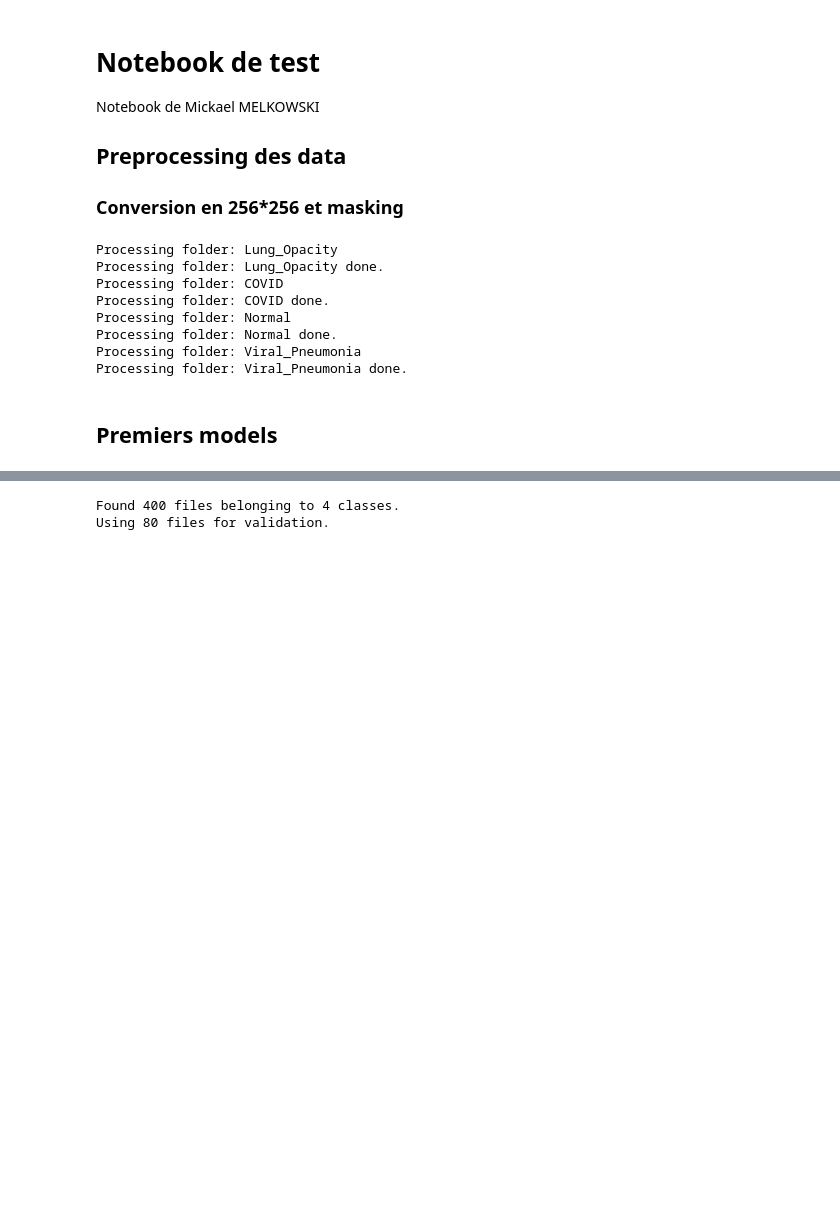
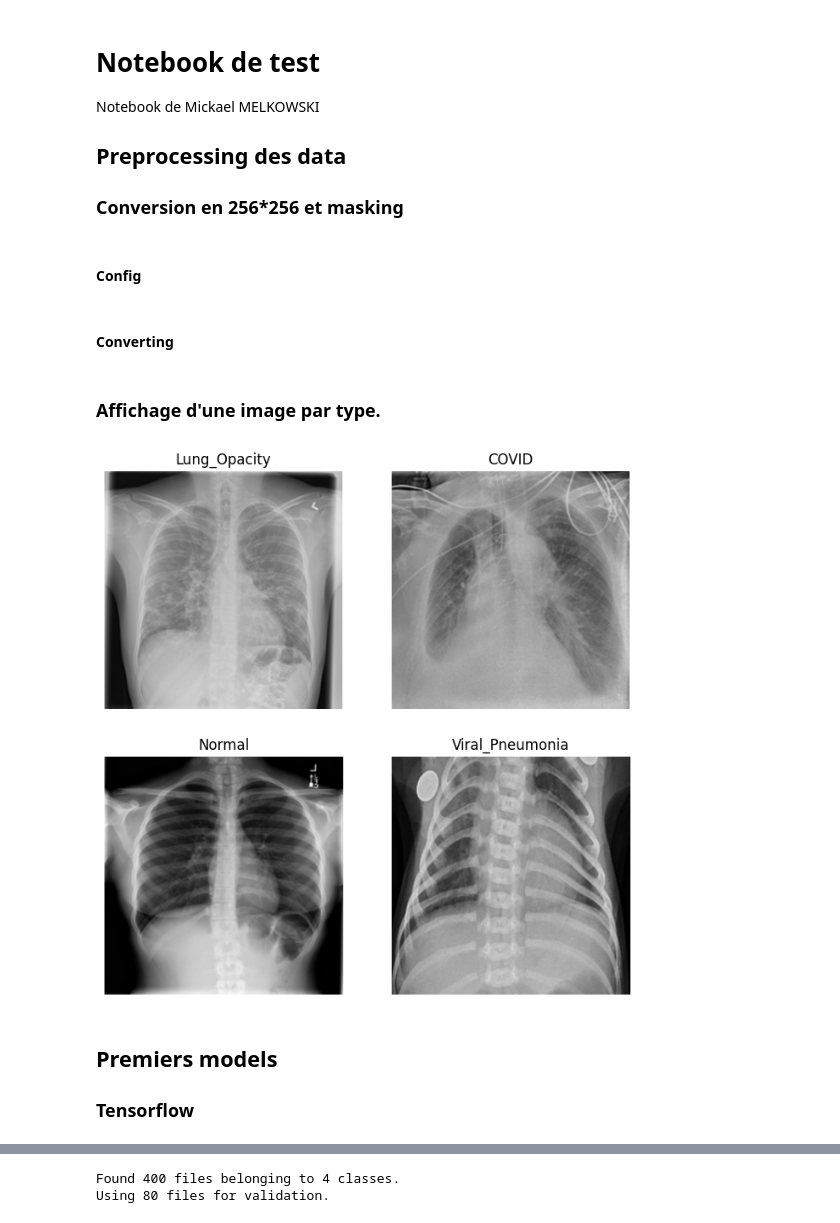
Before and after one commit to mmelkowski/radio_pulmo, a Jupyter notebook: notebooks/MME_notebook.ipynb, the cells around one changed output, grey strips where cells are left out. Saved outputs shown, nothing was run; the diff lists cells and outputs as text; code cells hidden in the pictures; blank space fills up the shorter version.

```diff
--- a/notebooks/MME_notebook.ipynb
+++ b/notebooks/MME_notebook.ipynb
@@ -11,3 +11,5 @@ Notebook de Mickael MELKOWSKI
 import cv2
 import os
 import pathlib
+# %% [markdown]
+#### Config
@@ -14,13 +25,6 @@ import pathlib
+# %% [markdown]
+#### Converting
 # %%
-# config
-data_folder_path = pathlib.Path("/home/tylio/code/Project_radio_pulmo/code/radio_pulmo/data/raw/COVID-19_Radiography_Dataset")
-output_path = pathlib.Path("/home/tylio/code/Project_radio_pulmo/code/radio_pulmo/data/processed/covid_19_masked_tiny")
-folder_to_process = ["Lung_Opacity","COVID","Normal","Viral_Pneumonia"]
-
-# Setting to output a smaller dataset of tiny_size number of images
-make_tiny = True
-tiny_size = 100
-
 for img_type in  folder_to_process:
     print(f"Processing folder: {img_type}")
 
@@ -55,17 +59,36 @@ for img_type in  folder_to_process:
             break
 
     print(f"Processing folder: {img_type} done.")
-# %% [output]
-Processing folder: Lung_Opacity
-Processing folder: Lung_Opacity done.
-Processing folder: COVID
-Processing folder: COVID done.
-Processing folder: Normal
-Processing folder: Normal done.
-Processing folder: Viral_Pneumonia
-Processing folder: Viral_Pneumonia done.
+# %% [markdown]
+### Affichage d'une image par type.
+# %%
+# affichage d'une images par type
+import matplotlib.pyplot as plt
+import numpy as np
+import random
+
+plt.figure(figsize=(8,8))
+j=1
+for img_type in  folder_to_process:
+    img_folder_path = data_folder_path / img_type / "images"
+
+    list_dir = os.listdir(img_folder_path)
+    i = random.randint(0, len(list_dir))
+
+    image_path = img_folder_path / list_dir[i]
+    image = cv2.imread(image_path, cv2.IMREAD_COLOR)
+
+    plt.subplot(2,2,j)
+    plt.axis('off')
+    plt.imshow(image)
+    plt.title(img_type)
+    j+=1
+# %% [output]
+[figure, added]
 # %% [markdown]
 ## Premiers models
+
+### Tensorflow
 # %%
 # import
 import pathlib
```
Also changed, not shown: parts of 25 cells of this notebook.
